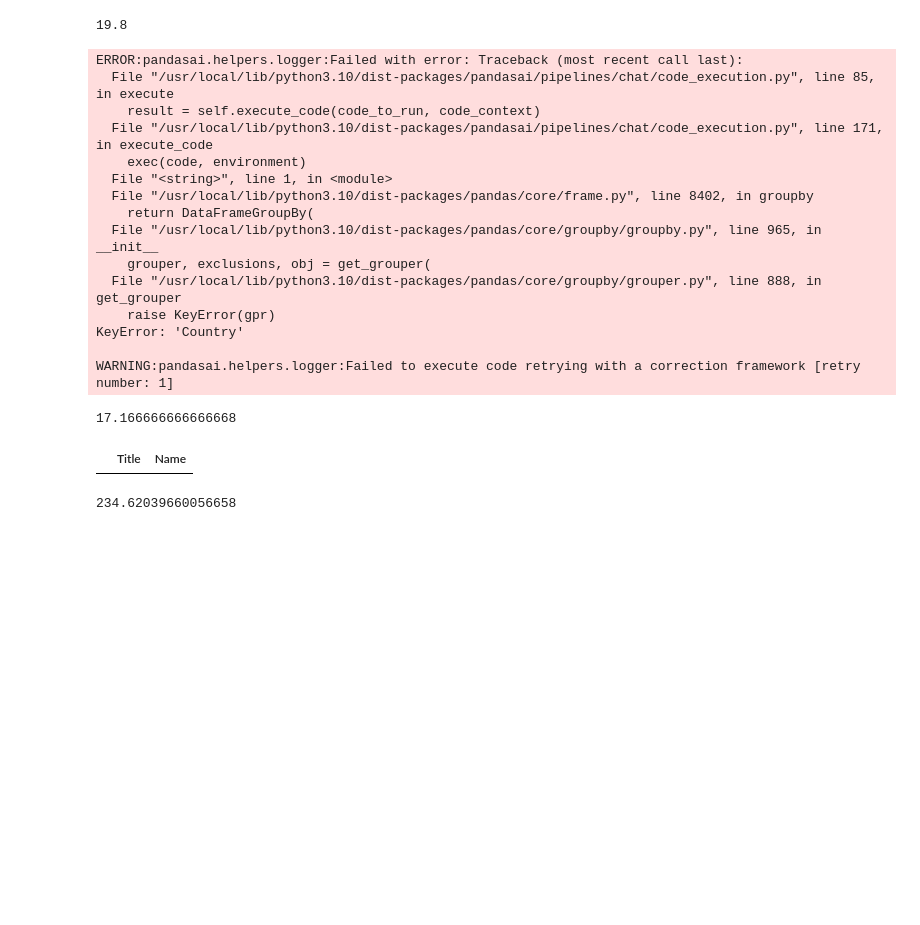
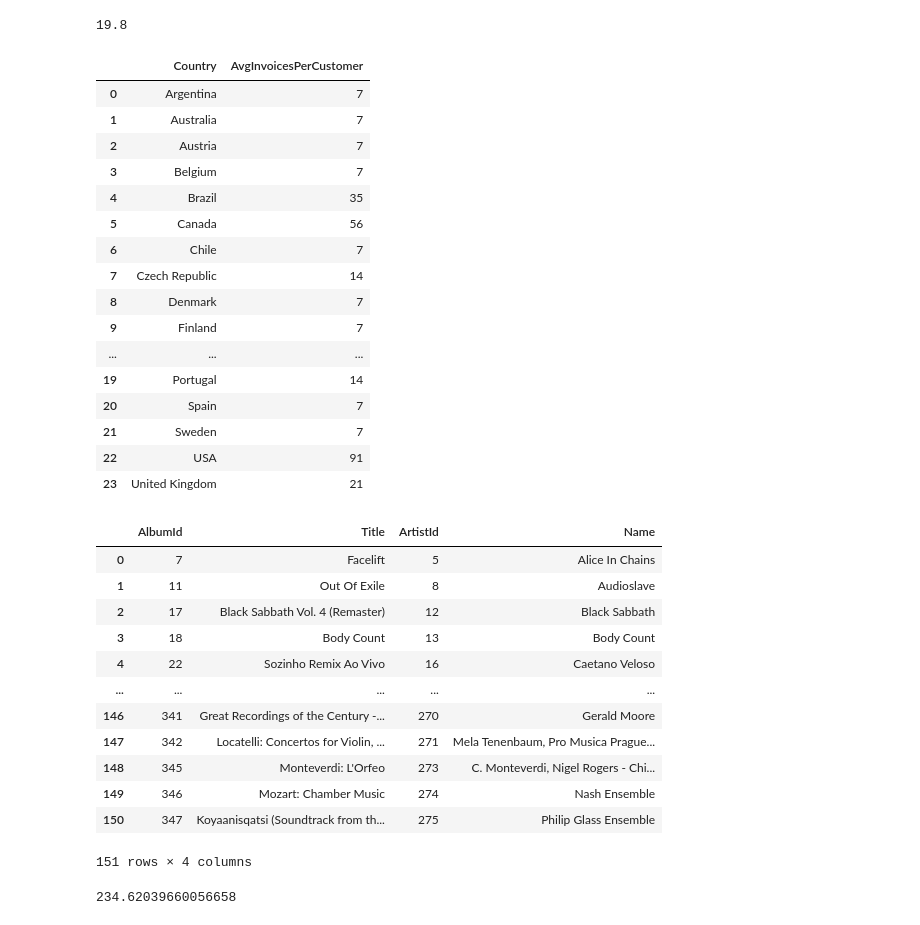
Before and after one commit to kushalpatel0265/Database-Talk, a Jupyter notebook: Database_Talk.ipynb, the cells around one changed output. Saved outputs shown, nothing was run; the diff lists cells and outputs as text; code cells hidden in the pictures; blank space fills up the shorter version.

```diff
--- a/Database_Talk.ipynb
+++ b/Database_Talk.ipynb
@@ -937,28 +860,41 @@ agent.chat('Calculate the total revenue from top 10 selling tracks.')
 # %% [output]
 19.8
 # %%
-agent.chat('Show the average number of invoices per customer by country.')
+agent.chat("Show the average number of invoices per customer for each country. Provide the country names along with the calculated average number of invoices per customer.")
 # %% [output]
-ERROR:pandasai.helpers.logger:Failed with error: Traceback (most recent call last):
-  File "/usr/local/lib/python3.10/dist-packages/pandasai/pipelines/chat/code_execution.py", line 85, in execute
-    result = self.execute_code(code_to_run, code_context)
-  File "/usr/local/lib/python3.10/dist-packages/pandasai/pipelines/chat/code_execution.py", line 171, in execute_code
-    exec(code, environment)
-  File "<string>", line 1, in <module>
-  File "/usr/local/lib/python3.10/dist-packages/pandas/core/frame.py", line 8402, in groupby
-    return DataFrameGroupBy(
-  File "/usr/local/lib/python3.10/dist-packages/pandas/core/groupby/groupby.py", line 965, in __init__
-    grouper, exclusions, obj = get_grouper(
-  File "/usr/local/lib/python3.10/dist-packages/pandas/core/groupby/grouper.py", line 888, in get_grouper
-    raise KeyError(gpr)
-KeyError: 'Country'
-
-WARNING:pandasai.helpers.logger:Failed to execute code retrying with a correction framework [retry number: 1]
-17.166666666666668
+|  | Country | AvgInvoicesPerCustomer |
+| 0 | Argentina | 7 |
+| 1 | Australia | 7 |
+| 2 | Austria | 7 |
+| 3 | Belgium | 7 |
+| 4 | Brazil | 35 |
+| 5 | Canada | 56 |
+| 6 | Chile | 7 |
+| 7 | Czech Republic | 14 |
+| 8 | Denmark | 7 |
+| 9 | Finland | 7 |
+| ... | ... | ... |
+| 19 | Portugal | 14 |
+| 20 | Spain | 7 |
+| 21 | Sweden | 7 |
+| 22 | USA | 91 |
+| 23 | United Kingdom | 21 |
 # %%
-agent.chat('Generate a list of albums with no sales and the artists.')
+agent.chat('Generate a list of albums that have no sales, along with the names of their respective artists')
 # %% [output]
-|  | Title | Name |
+|  | AlbumId | Title | ArtistId | Name |
+| 0 | 7 | Facelift | 5 | Alice In Chains |
+| 1 | 11 | Out Of Exile | 8 | Audioslave |
+| 2 | 17 | Black Sabbath Vol. 4 (Remaster) | 12 | Black Sabbath |
+| 3 | 18 | Body Count | 13 | Body Count |
+| 4 | 22 | Sozinho Remix Ao Vivo | 16 | Caetano Veloso |
+| ... | ... | ... | ... | ... |
+| 146 | 341 | Great Recordings of the Century -... | 270 | Gerald Moore |
+| 147 | 342 | Locatelli: Concertos for Violin, ... | 271 | Mela Tenenbaum, Pro Musica Prague... |
+| 148 | 345 | Monteverdi: L'Orfeo | 273 | C. Monteverdi, Nigel Rogers - Chi... |
+| 149 | 346 | Mozart: Chamber Music | 274 | Nash Ensemble |
+| 150 | 347 | Koyaanisqatsi (Soundtrack from th... | 275 | Philip Glass Ensemble |
+151 rows × 4 columns
 # %%
 agent.chat('Display the average time between customer purchases.')
 # %% [output]
```
Also changed, not shown: parts of 41 cells of this notebook.
